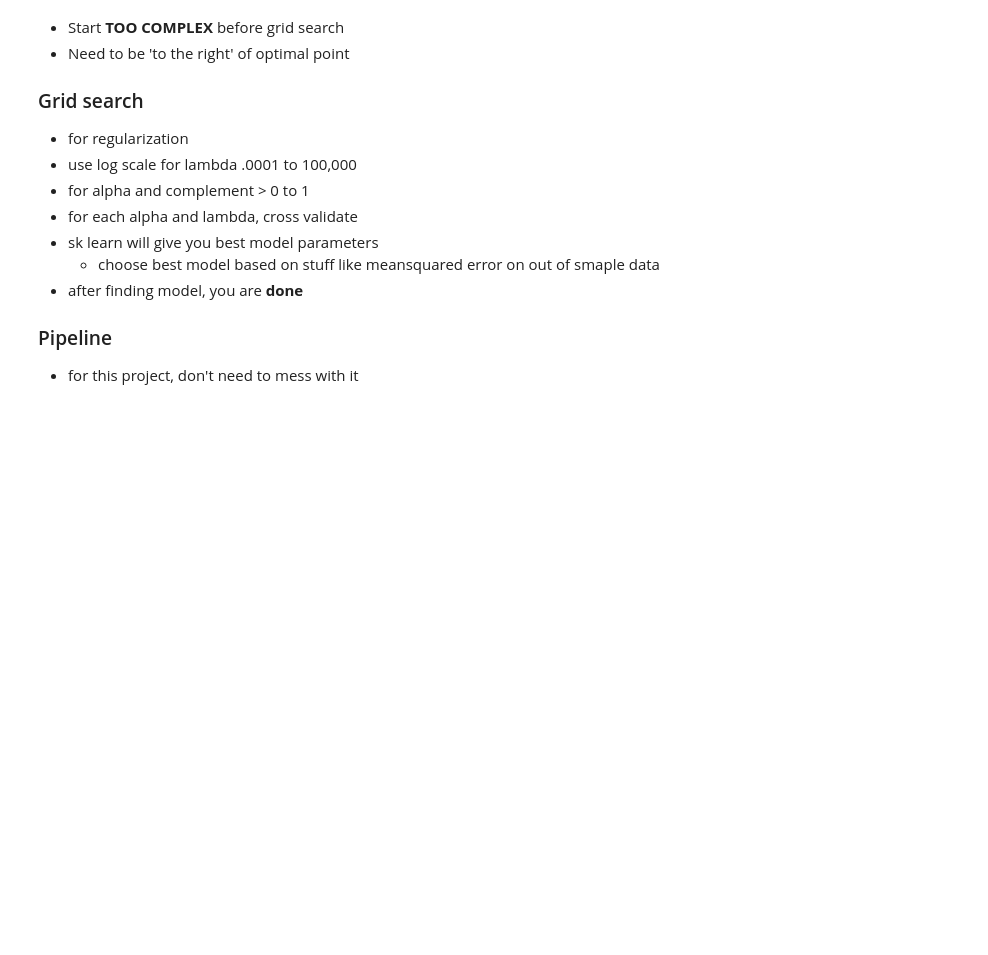
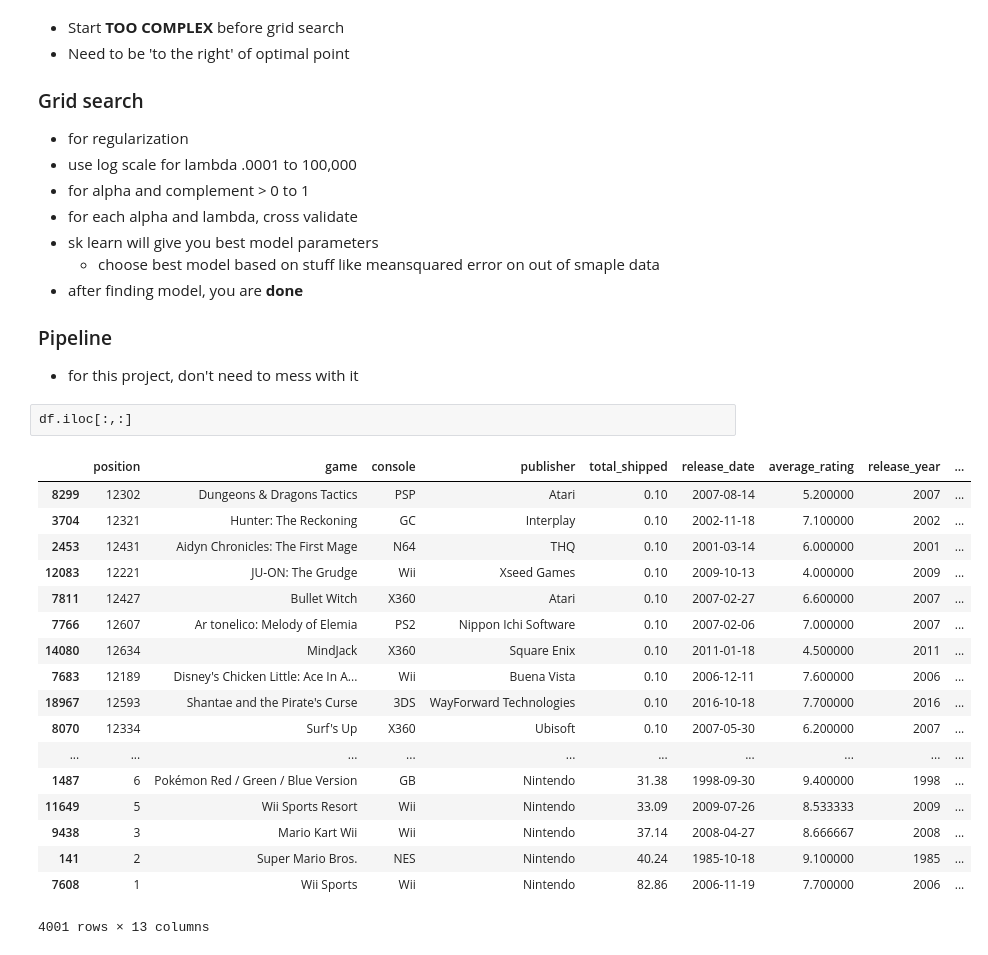
Before and after one commit to jeremyrchow/video_game_sales_data, a Jupyter notebook: exploratory_data_analysis_notebook.ipynb, the cells around one changed output. Drawn from its saved outputs; the diff is of its cells as text; blank space fills up the shorter version.

```diff
--- a/exploratory_data_analysis_notebook.ipynb
+++ b/exploratory_data_analysis_notebook.ipynb
@@ -240,3 +259,24 @@ df['near_cn_holiday'] = df['release_date'].apply(lambda x: convert_day_to_2018(x
 
 ### Pipeline
 - for this project, don't need to mess with it
+# %%
+df.iloc[:,:]
+# %% [output]
+|  | position | game | console | publisher | total_shipped | release_date | average_rating | release_year | ... |
+| 8299 | 12302 | Dungeons & Dragons Tactics | PSP | Atari | 0.10 | 2007-08-14 | 5.200000 | 2007 | ... |
+| 3704 | 12321 | Hunter: The Reckoning | GC | Interplay | 0.10 | 2002-11-18 | 7.100000 | 2002 | ... |
+| 2453 | 12431 | Aidyn Chronicles: The First Mage | N64 | THQ | 0.10 | 2001-03-14 | 6.000000 | 2001 | ... |
+| 12083 | 12221 | JU-ON: The Grudge | Wii | Xseed Games | 0.10 | 2009-10-13 | 4.000000 | 2009 | ... |
+| 7811 | 12427 | Bullet Witch | X360 | Atari | 0.10 | 2007-02-27 | 6.600000 | 2007 | ... |
+| 7766 | 12607 | Ar tonelico: Melody of Elemia | PS2 | Nippon Ichi Software | 0.10 | 2007-02-06 | 7.000000 | 2007 | ... |
+| 14080 | 12634 | MindJack | X360 | Square Enix | 0.10 | 2011-01-18 | 4.500000 | 2011 | ... |
+| 7683 | 12189 | Disney's Chicken Little: Ace In A... | Wii | Buena Vista | 0.10 | 2006-12-11 | 7.600000 | 2006 | ... |
+| 18967 | 12593 | Shantae and the Pirate's Curse | 3DS | WayForward Technologies | 0.10 | 2016-10-18 | 7.700000 | 2016 | ... |
+| 8070 | 12334 | Surf's Up | X360 | Ubisoft | 0.10 | 2007-05-30 | 6.200000 | 2007 | ... |
+| ... | ... | ... | ... | ... | ... | ... | ... | ... | ... |
+| 1487 | 6 | Pokémon Red / Green / Blue Version | GB | Nintendo | 31.38 | 1998-09-30 | 9.400000 | 1998 | ... |
+| 11649 | 5 | Wii Sports Resort | Wii | Nintendo | 33.09 | 2009-07-26 | 8.533333 | 2009 | ... |
+| 9438 | 3 | Mario Kart Wii | Wii | Nintendo | 37.14 | 2008-04-27 | 8.666667 | 2008 | ... |
+| 141 | 2 | Super Mario Bros. | NES | Nintendo | 40.24 | 1985-10-18 | 9.100000 | 1985 | ... |
+| 7608 | 1 | Wii Sports | Wii | Nintendo | 82.86 | 2006-11-19 | 7.700000 | 2006 | ... |
+4001 rows × 13 columns
```
Also changed, not shown: parts of 4 cells of this notebook, 1 other file.
